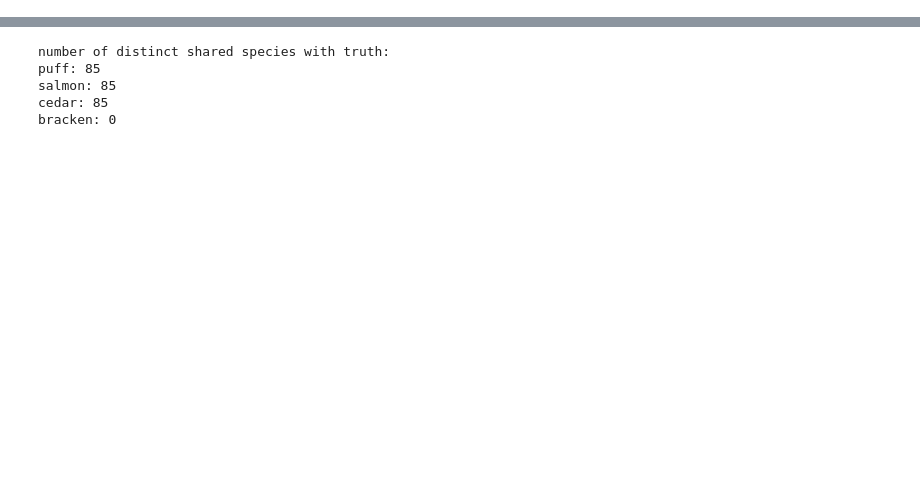
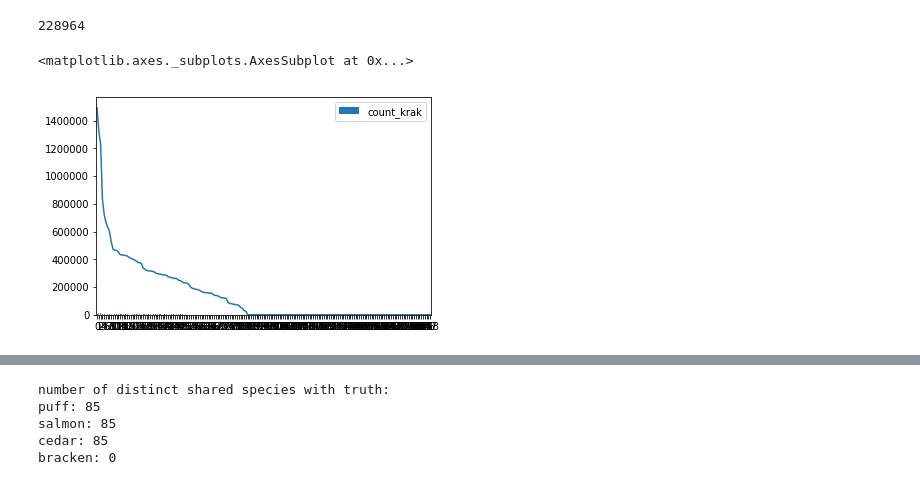
Before and after one commit to fataltes/quickNBs, a Jupyter notebook: cedar-ISMB.ipynb, the cells around one changed output, grey strips where cells are left out. Cells and saved outputs as stored; diff of their text form; code cells hidden in the pictures; blank space fills up the shorter version.

```diff
--- a/cedar-ISMB.ipynb
+++ b/cedar-ISMB.ipynb
@@ -11,0 +109,8 @@ import seaborn as sb
+# %%
+kraken=pd.read_table('/mnt/scratch2/cedar/results/bracken/i100_31.kraken', header=None)
+kraken.columns = ['status', 'read', 'taxid', 'tmp', 'tmp2']
+kraken = kraken[kraken['status'] == 'C'][['read', 'taxid']]
+kraken['count'] = 1
+kraken = kraken[['taxid', 'count']].groupby('taxid').sum().reset_index()
+# %%
+kraken_agg = aggregate(kraken, 'taxid', 'count')
@@ -11,0 +119,8 @@ import seaborn as sb
+# %%
+trukrak = pd.merge(truth_agg, kraken_agg, on = 'taxid', how='outer', suffixes=['', '_krak']).fillna(0)
+col = 'count_krak'
+print('{} ==> # of unique species: {}'.format(col, len(trukrak[trukrak[col] != 0])))
+print('\tcorr: {}'.format(trukrak[(trukrak[col] != 0) | (trukrak['count'] != 0)]
+                          [['count', col]].corr(method='spearman')['count'][col]))
+rd, _ = relDiff('count', col, trukrak, cutoff=2)
+print("\tMARD : {}".format((0.5*rd['relDiff'].abs()).mean()))
@@ -12,3 +183,15 @@ import seaborn as sb
+# %%
+trukrak['count_krak'].sum()
+# %% [output]
+228964
+# %%
+trukrak.sort_values(by='count', ascending=False, inplace=True)
+b=trukrak.reset_index()[['taxid','count', 'count_krak']]
+b.plot(kind='bar', y='count_krak')
+b['count'].plot()
+# %% [output]
+<matplotlib.axes._subplots.AxesSubplot at 0x...>
+[figure, added]
 # %%
 truth=pd.read_table('/mnt/scratch2/cedar/input_files/i100_taxonomy.truth')
 truth = truth.groupby('Species').sum().reset_index()
```
Also changed, not shown: parts of 35 cells of this notebook.
